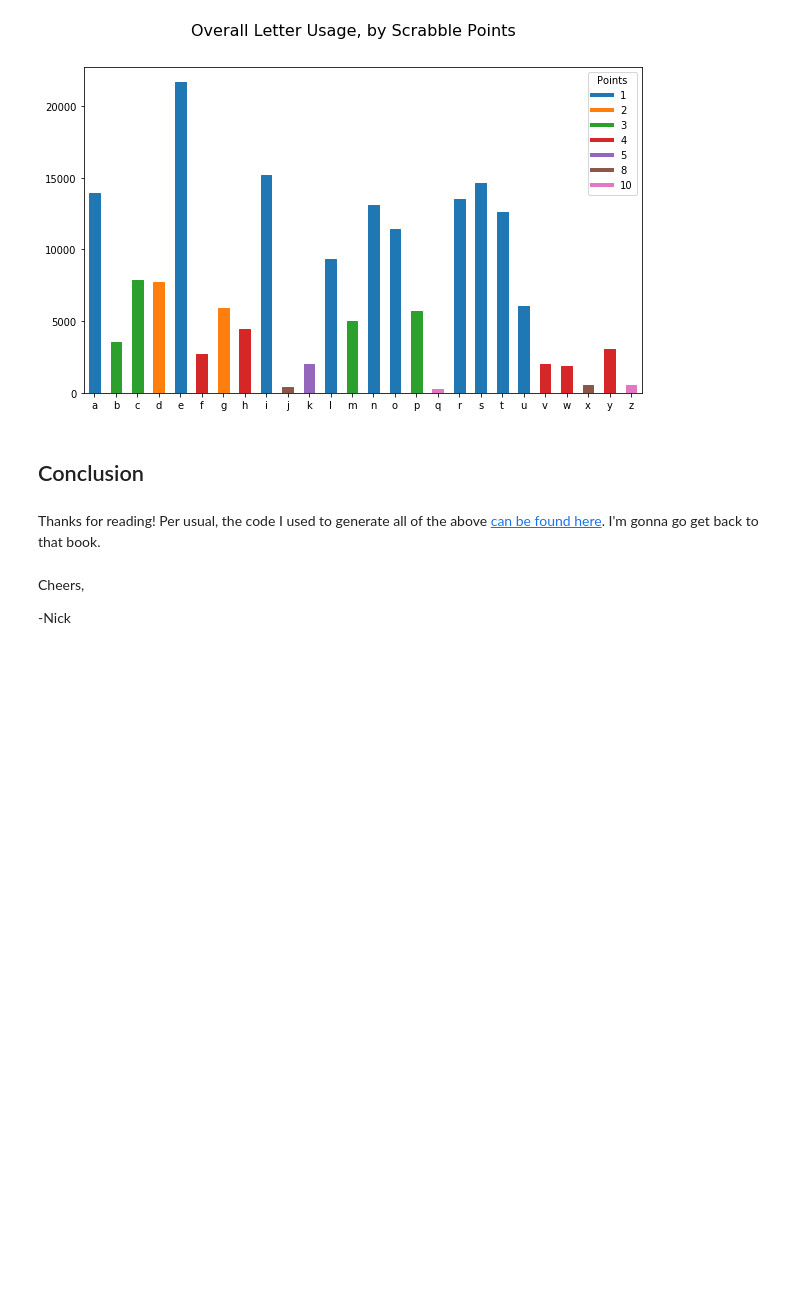
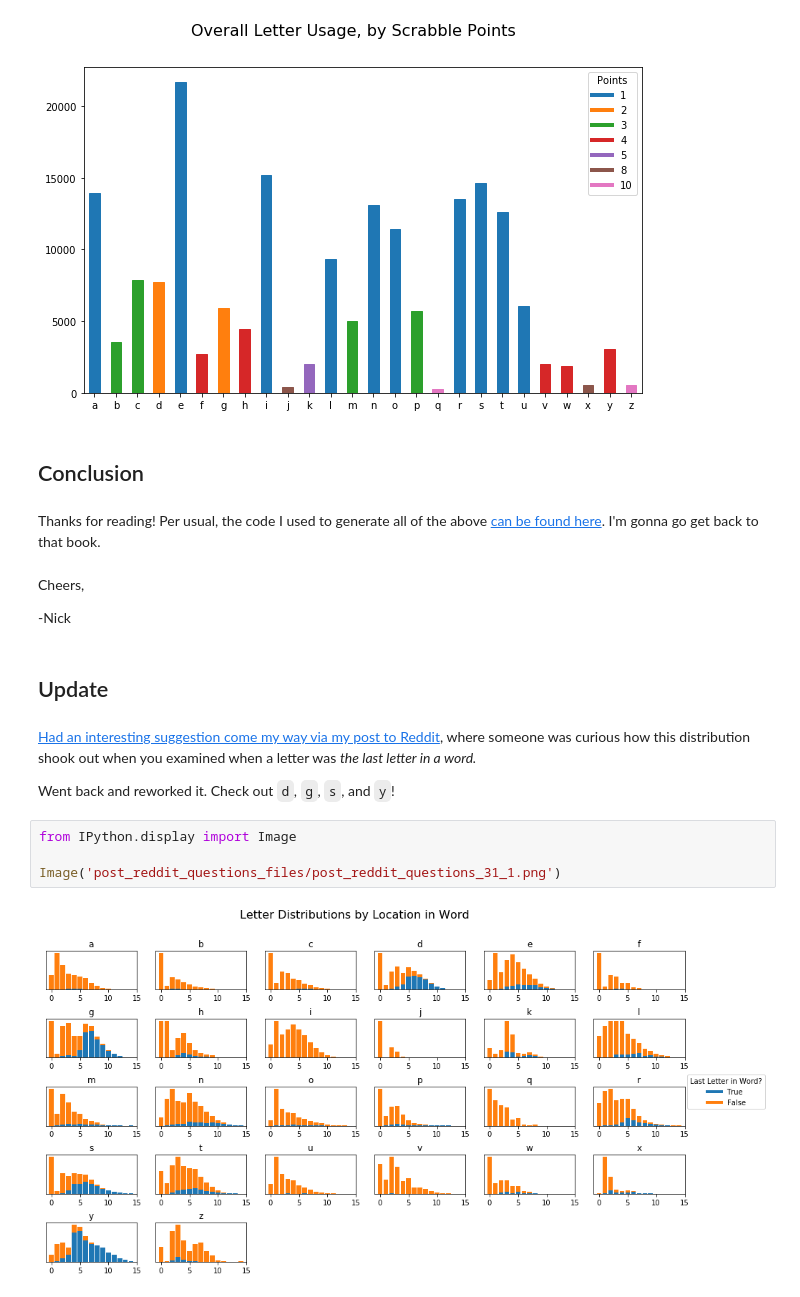
Before and after one commit to NapsterInBlue/LetterDistributions, a Jupyter notebook: Writeup.ipynb, the cells around one changed output. Saved outputs shown, nothing was run; the diff lists cells and outputs as text; blank space fills up the shorter version.

Commit message:
Updated post to reflect end of word dists

```diff
--- a/Writeup.ipynb
+++ b/Writeup.ipynb
@@ -217,3 +217,15 @@ Thanks for reading! Per usual, the code I used to generate all of the above [can
 Cheers,
 
 -Nick
+# %% [markdown]
+## Update
+# %% [markdown]
+[Had an interesting suggestion come my way via my post to Reddit](https://www.reddit.com/r/dataisbeautiful/comments/93owam/parsed_25322_of_the_most_common_english_words_to/e3et2zn/?utm_content=permalink&utm_medium=front&utm_source=reddit&utm_name=dataisbeautiful), where someone was curious how this distribution shook out when you examined when a letter was *the last letter in a word.*
+
+Went back and reworked it. Check out `d`, `g`, `s`, and `y`!
+# %%
+from IPython.display import Image
+
+Image('post_reddit_questions_files/post_reddit_questions_31_1.png')
+# %% [output]
+[figure, added]
```
Also changed, not shown: 3 other files.
